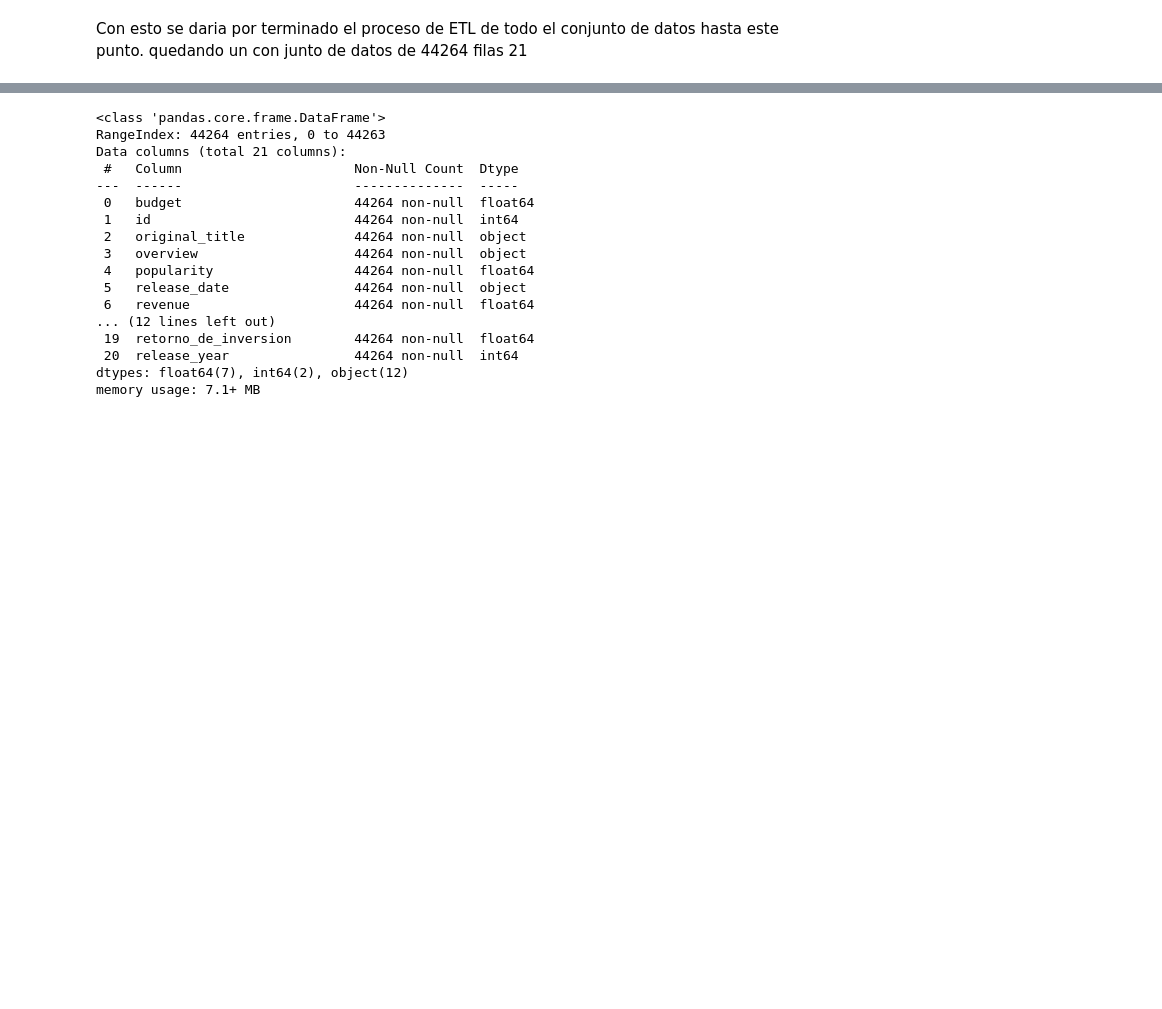
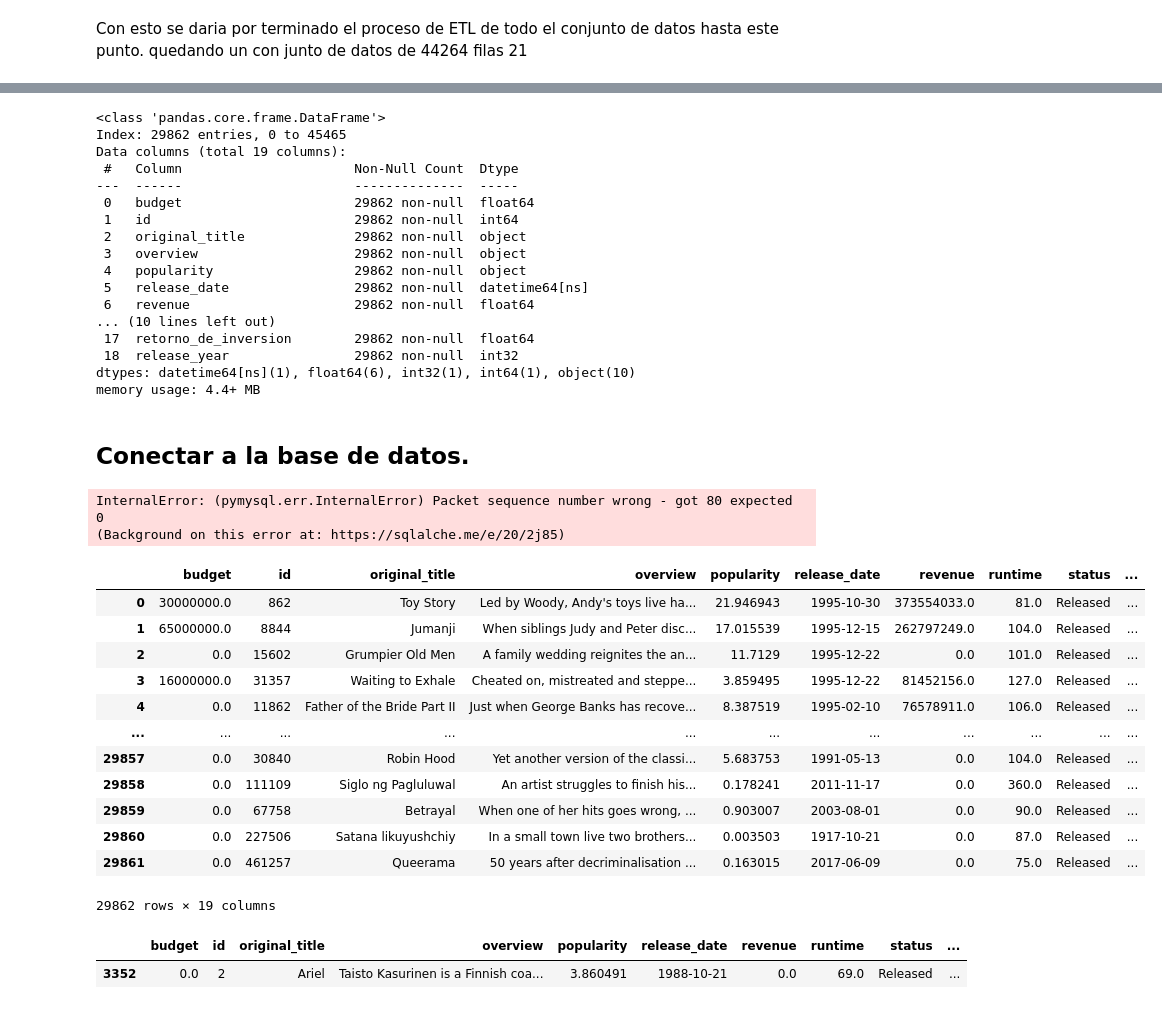
Before and after one commit to rammerbot/ETL__Machine_Learning_API_movie_recommendation, a Jupyter notebook: ETL.ipynb, the cells around one changed output, grey strips where cells are left out. Saved outputs shown, nothing was run; the diff lists cells and outputs as text; code cells hidden in the pictures; blank space fills up the shorter version.

Commit message:
api y base de datos lista

```diff
--- a/ETL.ipynb
+++ b/ETL.ipynb
@@ -595,20 +730,54 @@ data2 = pd.read_csv('data.csv')
 # %%
-data2.info()
+data.info()
 # %% [output]
 <class 'pandas.core.frame.DataFrame'>
-RangeIndex: 44264 entries, 0 to 44263
-Data columns (total 21 columns):
+Index: 29862 entries, 0 to 45465
+Data columns (total 19 columns):
  #   Column                      Non-Null Count  Dtype
 ---  ------                      --------------  -----
- 0   budget                      44264 non-null  float64
- 1   id                          44264 non-null  int64
- 2   original_title              44264 non-null  object
- 3   overview                    44264 non-null  object
- 4   popularity                  44264 non-null  float64
- 5   release_date                44264 non-null  object
- 6   revenue                     44264 non-null  float64
-... (12 lines left out)
- 19  retorno_de_inversion        44264 non-null  float64
- 20  release_year                44264 non-null  int64
-dtypes: float64(7), int64(2), object(12)
-memory usage: 7.1+ MB
+ 0   budget                      29862 non-null  float64
+ 1   id                          29862 non-null  int64
+ 2   original_title              29862 non-null  object
+ 3   overview                    29862 non-null  object
+ 4   popularity                  29862 non-null  object
+ 5   release_date                29862 non-null  datetime64[ns]
+ 6   revenue                     29862 non-null  float64
+... (10 lines left out)
+ 17  retorno_de_inversion        29862 non-null  float64
+ 18  release_year                29862 non-null  int32
+dtypes: datetime64[ns](1), float64(6), int32(1), int64(1), object(10)
+memory usage: 4.4+ MB
+# %% [markdown]
+## Conectar a la base de datos.
+# %%
+# Crear la conexión con la base de datos
+engine = create_engine('mysql+pymysql://root:root@localhost/movies')
+# %%
+data.to_sql('movie', engine, if_exists='replace', index=False)
+# %% [output]
+InternalError: (pymysql.err.InternalError) Packet sequence number wrong - got 80 expected 0
+(Background on this error at: https://sqlalche.me/e/20/2j85)
+# %%
+df = pd.read_sql_table('movie', engine)
+# %%
+df
+# %% [output]
+|  | budget | id | original_title | overview | popularity | release_date | revenue | runtime | status | ... |
+| 0 | 30000000.0 | 862 | Toy Story | Led by Woody, Andy's toys live ha... | 21.946943 | 1995-10-30 | 373554033.0 | 81.0 | Released | ... |
+| 1 | 65000000.0 | 8844 | Jumanji | When siblings Judy and Peter disc... | 17.015539 | 1995-12-15 | 262797249.0 | 104.0 | Released | ... |
+| 2 | 0.0 | 15602 | Grumpier Old Men | A family wedding reignites the an... | 11.7129 | 1995-12-22 | 0.0 | 101.0 | Released | ... |
+| 3 | 16000000.0 | 31357 | Waiting to Exhale | Cheated on, mistreated and steppe... | 3.859495 | 1995-12-22 | 81452156.0 | 127.0 | Released | ... |
+| 4 | 0.0 | 11862 | Father of the Bride Part II | Just when George Banks has recove... | 8.387519 | 1995-02-10 | 76578911.0 | 106.0 | Released | ... |
+| ... | ... | ... | ... | ... | ... | ... | ... | ... | ... | ... |
+| 29857 | 0.0 | 30840 | Robin Hood | Yet another version of the classi... | 5.683753 | 1991-05-13 | 0.0 | 104.0 | Released | ... |
+| 29858 | 0.0 | 111109 | Siglo ng Pagluluwal | An artist struggles to finish his... | 0.178241 | 2011-11-17 | 0.0 | 360.0 | Released | ... |
+| 29859 | 0.0 | 67758 | Betrayal | When one of her hits goes wrong, ... | 0.903007 | 2003-08-01 | 0.0 | 90.0 | Released | ... |
+| 29860 | 0.0 | 227506 | Satana likuyushchiy | In a small town live two brothers... | 0.003503 | 1917-10-21 | 0.0 | 87.0 | Released | ... |
+| 29861 | 0.0 | 461257 | Queerama | 50 years after decriminalisation ... | 0.163015 | 2017-06-09 | 0.0 | 75.0 | Released | ... |
+29862 rows × 19 columns
+# %%
+da = df[df['id'] == 2]
+da
+# %% [output]
+|  | budget | id | original_title | overview | popularity | release_date | revenue | runtime | status | ... |
+| 3352 | 0.0 | 2 | Ariel | Taisto Kasurinen is a Finnish coa... | 3.860491 | 1988-10-21 | 0.0 | 69.0 | Released | ... |
```
Also changed, not shown: parts of 51 cells of this notebook, 6 other files.
